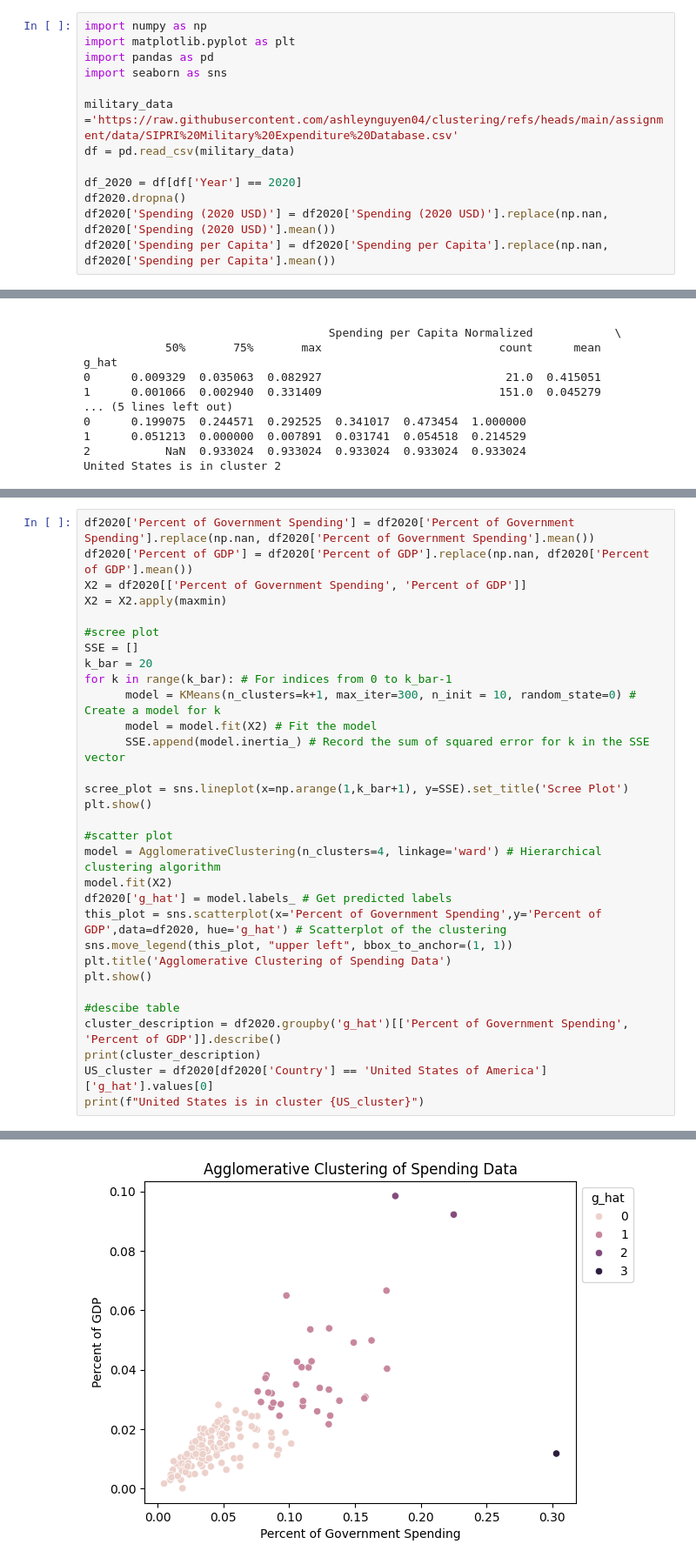
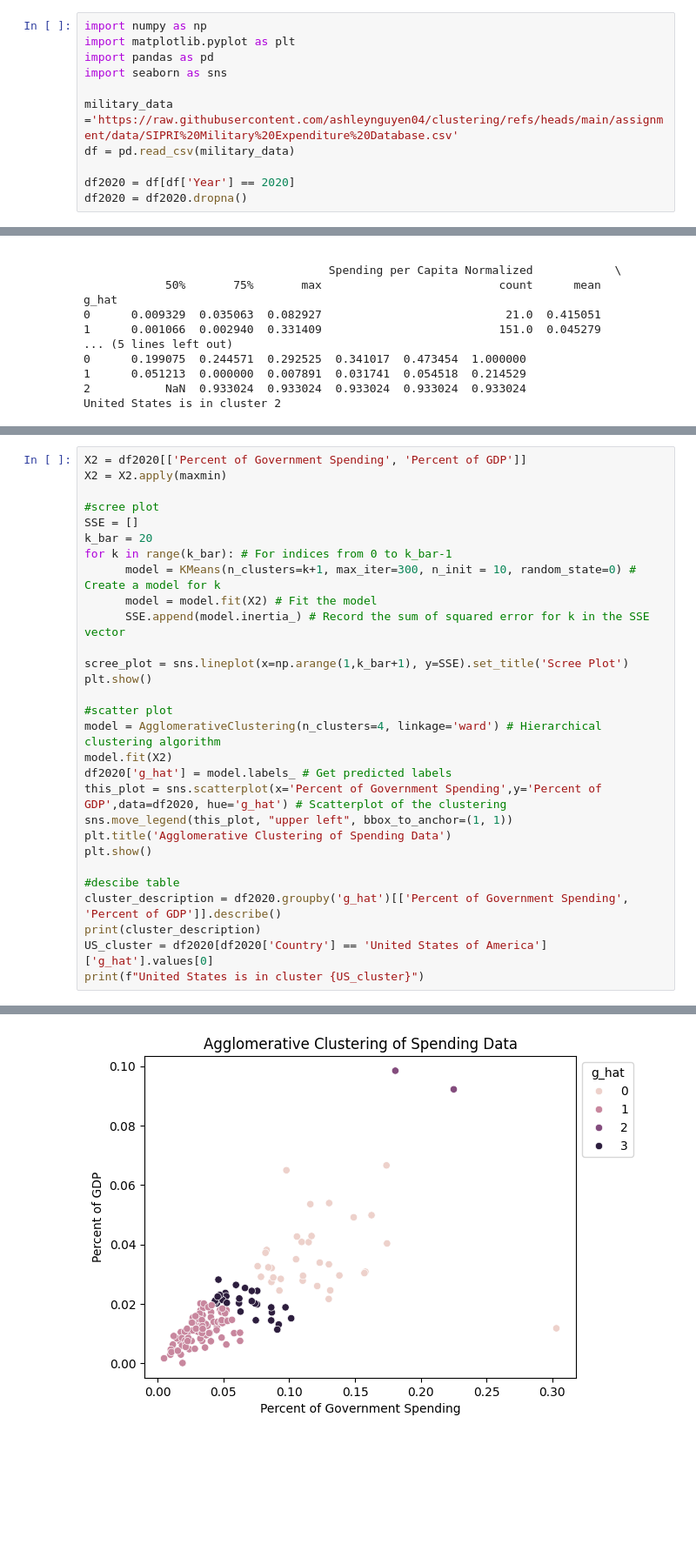
Before and after one commit to ashleynguyen04/clustering, a Jupyter notebook: assignment/assignment_clustering.ipynb, the cells around one changed output, grey strips where cells are left out. Shown at 87% size. Saved outputs shown, nothing was run; the diff lists cells and outputs as text; blank space fills up the shorter version.

```diff
--- a/assignment/assignment_clustering.ipynb
+++ b/assignment/assignment_clustering.ipynb
@@ -141,9 +141,7 @@ import seaborn as sns
 military_data ='https://raw.githubusercontent.com/ashleynguyen04/clustering/refs/heads/main/assignment/data/SIPRI%20Military%20Expenditure%20Database.csv'
 df = pd.read_csv(military_data)
 
-df_2020 = df[df['Year'] == 2020]
-df2020.dropna()
-df2020['Spending (2020 USD)'] = df2020['Spending (2020 USD)'].replace(np.nan, df2020['Spending (2020 USD)'].mean())
-df2020['Spending per Capita'] = df2020['Spending per Capita'].replace(np.nan, df2020['Spending per Capita'].mean())
+df2020 = df[df['Year'] == 2020]
+df2020 = df2020.dropna()
 # %% [markdown]
 2. Max-min normalize `Spending (2020 USD)` and `Spending per Capita`. Use a scree plot to determine the optimal number of clusters for the $k$ means clustering algorithm. Make a scatter plot of `Spending (2020 USD)` and `Spending per Capita`, and hue the dots by their cluster membership. Compute a describe table conditional on cluster membership (i.e. `.groupby(cluster).describe()`). What do you see? Where is the United States? Do you notice any patterns in the cluster membership?
@@ -207,6 +209,4 @@ United States is in cluster 2
 # %%
-df2020['Percent of Government Spending'] = df2020['Percent of Government Spending'].replace(np.nan, df2020['Percent of Government Spending'].mean())
-df2020['Percent of GDP'] = df2020['Percent of GDP'].replace(np.nan, df2020['Percent of GDP'].mean())
 X2 = df2020[['Percent of Government Spending', 'Percent of GDP']]
 X2 = X2.apply(maxmin)
 
@@ -240,4 +240,4 @@ print(f"United States is in cluster {US_cluster}")
-[figure, old version]
+[figure, new version]
       Percent of Government Spending                                          \
                                count      mean       std       min       25%
 g_hat
```
Also changed, not shown: parts of 5 cells of this notebook.
